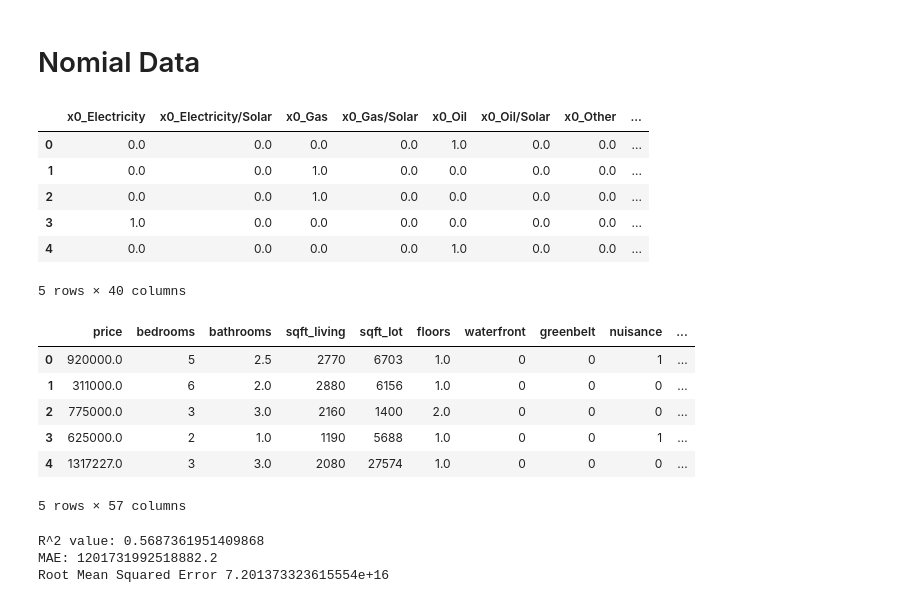
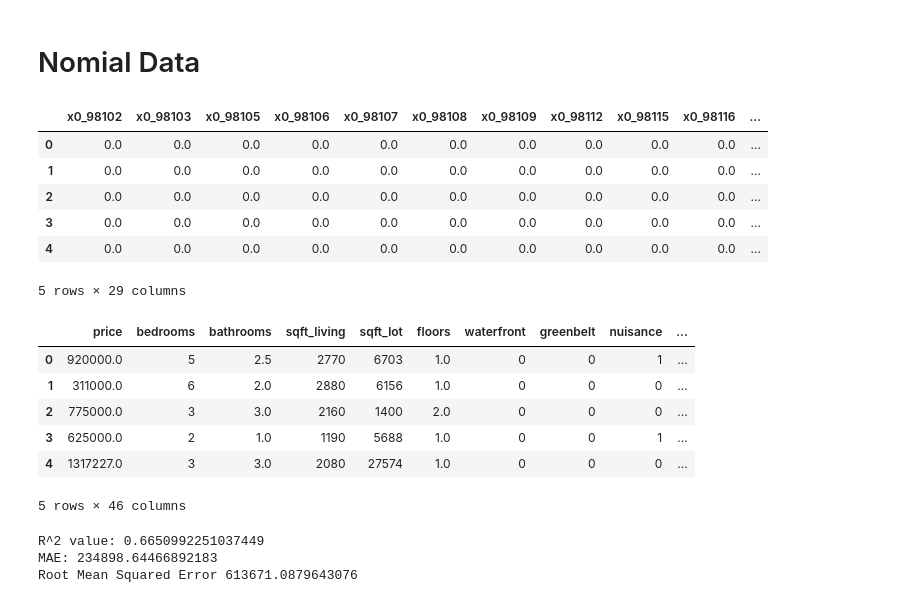
Before and after one commit to Mahmoudh22/Project_2_Housing_Predictor, a Jupyter notebook: Business and Data Understanding/Simple Model.ipynb, the cells around one changed output. Cells and saved outputs as stored; diff of their text form; code cells hidden in the pictures.

```diff
--- a/Business and Data Understanding/Simple Model.ipynb
+++ b/Business and Data Understanding/Simple Model.ipynb
@@ -264,22 +243,22 @@ Root Mean Squared Error 599042.527416664
 # %%
 from sklearn.preprocessing import OneHotEncoder
 onehot_enc = OneHotEncoder(sparse=False)
 # heat source
-nominal_data = ['heat_source','sewer_system','zip_code']
+nominal_data = ['zip_code']
 
 # tranforming the nomial subset
 X_nom_trans = onehot_enc.fit_transform(df[nominal_data])
 
 X_norm = pd.DataFrame(X_nom_trans, columns = onehot_enc.get_feature_names())
 X_norm.head()
 # %% [output]
-|  | x0_Electricity | x0_Electricity/Solar | x0_Gas | x0_Gas/Solar | x0_Oil | x0_Oil/Solar | x0_Other | ... |
-| 0 | 0.0 | 0.0 | 0.0 | 0.0 | 1.0 | 0.0 | 0.0 | ... |
-| 1 | 0.0 | 0.0 | 1.0 | 0.0 | 0.0 | 0.0 | 0.0 | ... |
-| 2 | 0.0 | 0.0 | 1.0 | 0.0 | 0.0 | 0.0 | 0.0 | ... |
-| 3 | 1.0 | 0.0 | 0.0 | 0.0 | 0.0 | 0.0 | 0.0 | ... |
-| 4 | 0.0 | 0.0 | 0.0 | 0.0 | 1.0 | 0.0 | 0.0 | ... |
+|  | x0_98102 | x0_98103 | x0_98105 | x0_98106 | x0_98107 | x0_98108 | x0_98109 | x0_98112 | x0_98115 | x0_98116 | ... |
+| 0 | 0.0 | 0.0 | 0.0 | 0.0 | 0.0 | 0.0 | 0.0 | 0.0 | 0.0 | 0.0 | ... |
+| 1 | 0.0 | 0.0 | 0.0 | 0.0 | 0.0 | 0.0 | 0.0 | 0.0 | 0.0 | 0.0 | ... |
+| 2 | 0.0 | 0.0 | 0.0 | 0.0 | 0.0 | 0.0 | 0.0 | 0.0 | 0.0 | 0.0 | ... |
+| 3 | 0.0 | 0.0 | 0.0 | 0.0 | 0.0 | 0.0 | 0.0 | 0.0 | 0.0 | 0.0 | ... |
+| 4 | 0.0 | 0.0 | 0.0 | 0.0 | 0.0 | 0.0 | 0.0 | 0.0 | 0.0 | 0.0 | ... |
-5 rows × 40 columns
+5 rows × 29 columns
 # %%
 new_data = pd.concat([data.reset_index(),X_norm],axis=1)
 # %%
@@ -292,7 +271,7 @@ new_data.head()
 | 2 | 775000.0 | 3 | 3.0 | 2160 | 1400 | 2.0 | 0 | 0 | 0 | ... |
 | 3 | 625000.0 | 2 | 1.0 | 1190 | 5688 | 1.0 | 0 | 0 | 1 | ... |
 | 4 | 1317227.0 | 3 | 3.0 | 2080 | 27574 | 1.0 | 0 | 0 | 0 | ... |
-5 rows × 57 columns
+5 rows × 46 columns
 # %%
 px = new_data.drop('price', axis=1)
 py = new_data['price']
@@ -316,6 +295,7 @@ X_standardized_test = ss.transform(X_test)
 lr = LinearRegression()
 
 # Getting the R score
+
 lr.fit(X_standardized_train, y_train)
 print(f'R^2 value: {lr.score(X_standardized_train, y_train)}')
 
@@ -330,6 +310,6 @@ print(f'Root Mean Squared Error {rms}')
 
 coefficients = pd.concat([pd.DataFrame(X.columns),pd.DataFrame(np.transpose(lr.coef_))], axis = 1)
 # %% [output]
-R^2 value: 0.5687361951409868
-MAE: 1201731992518882.2
-Root Mean Squared Error 7.201373323615554e+16
+R^2 value: 0.6650992251037449
+MAE: 234898.64466892183
+Root Mean Squared Error 613671.0879643076
```
Also changed, not shown: parts of 9 cells of this notebook, 2 other files.
